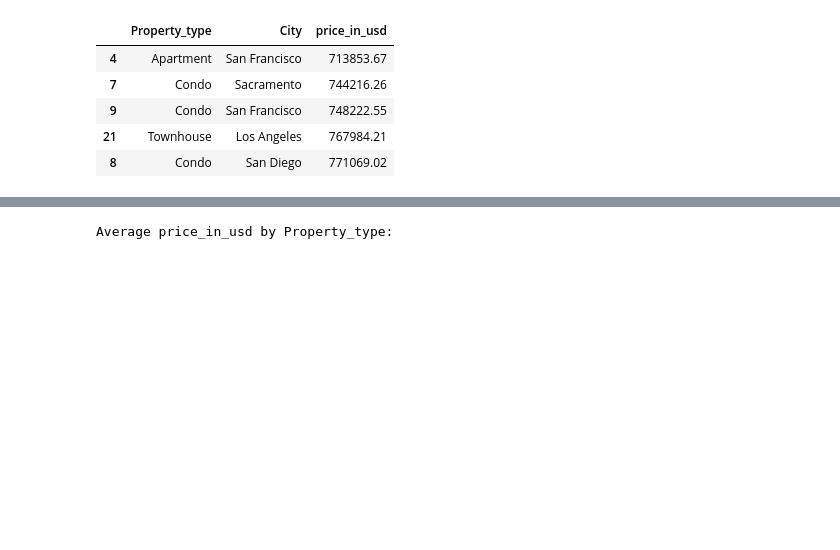
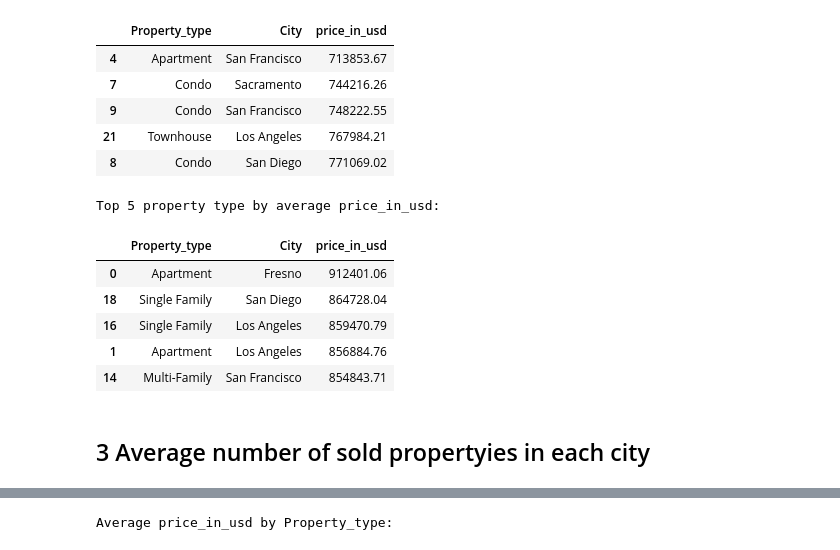
Before and after one commit to pakkapol-s/House-Price-Project, a Jupyter notebook: built-to-sell-ml-for-house-status.ipynb, the cells around one changed output, grey strips where cells are left out. Saved outputs shown, nothing was run; the diff lists cells and outputs as text; code cells hidden in the pictures; blank space fills up the shorter version.

```diff
--- a/built-to-sell-ml-for-house-status.ipynb
+++ b/built-to-sell-ml-for-house-status.ipynb
@@ -400,3 +400,15 @@ Lowest 5 property type by average price_in_usd:
 | 9 | Condo | San Francisco | 748222.55 |
 | 21 | Townhouse | Los Angeles | 767984.21 |
 | 8 | Condo | San Diego | 771069.02 |
+# %%
+avg_price(hp, "Property_type", "price_in_usd",sort_ascending = False)
+# %% [output]
+Top 5 property type by average price_in_usd:
+|  | Property_type | City | price_in_usd |
+| 0 | Apartment | Fresno | 912401.06 |
+| 18 | Single Family | San Diego | 864728.04 |
+| 16 | Single Family | Los Angeles | 859470.79 |
+| 1 | Apartment | Los Angeles | 856884.76 |
+| 14 | Multi-Family | San Francisco | 854843.71 |
+# %% [markdown]
+## 3 Average number of sold propertyies in each city
```
Also changed, not shown: parts of 18 cells of this notebook, 11 other files.
